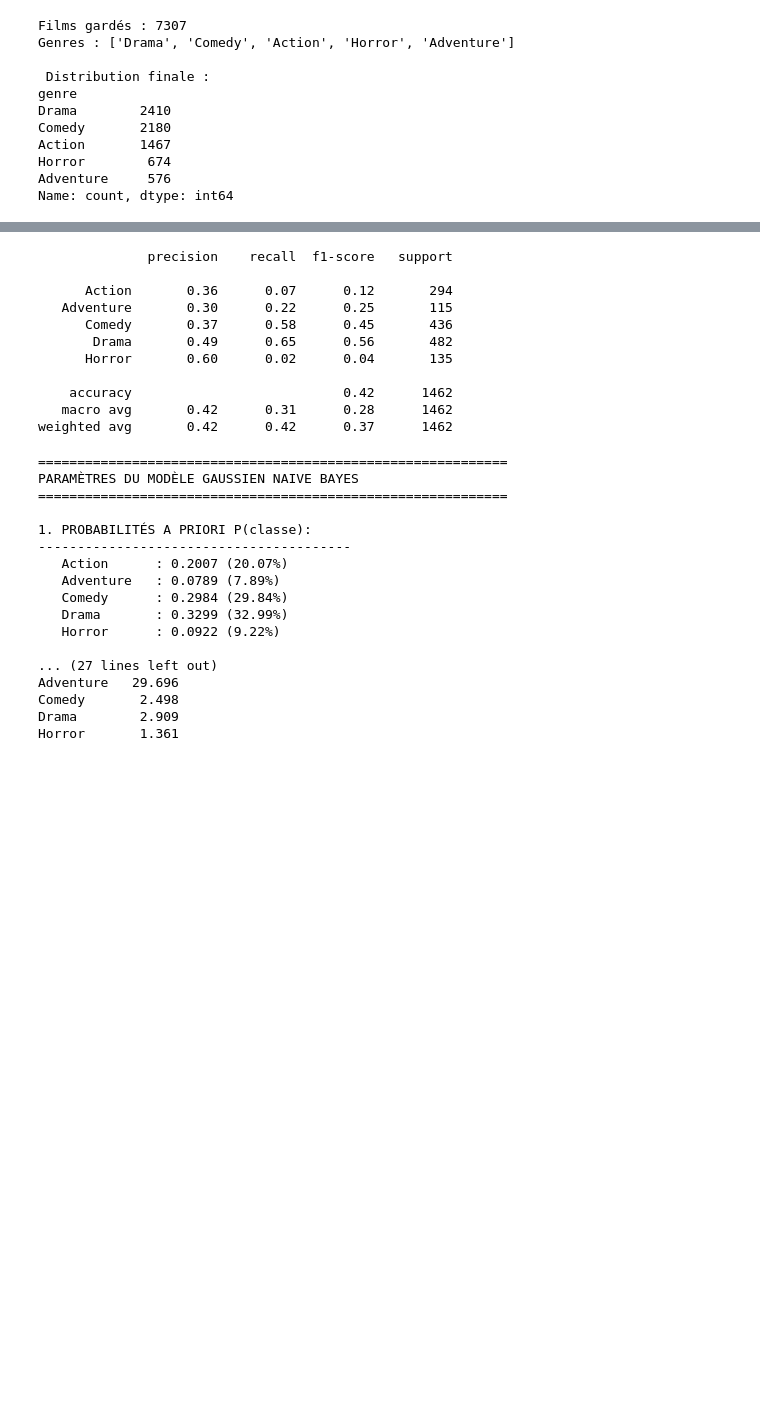
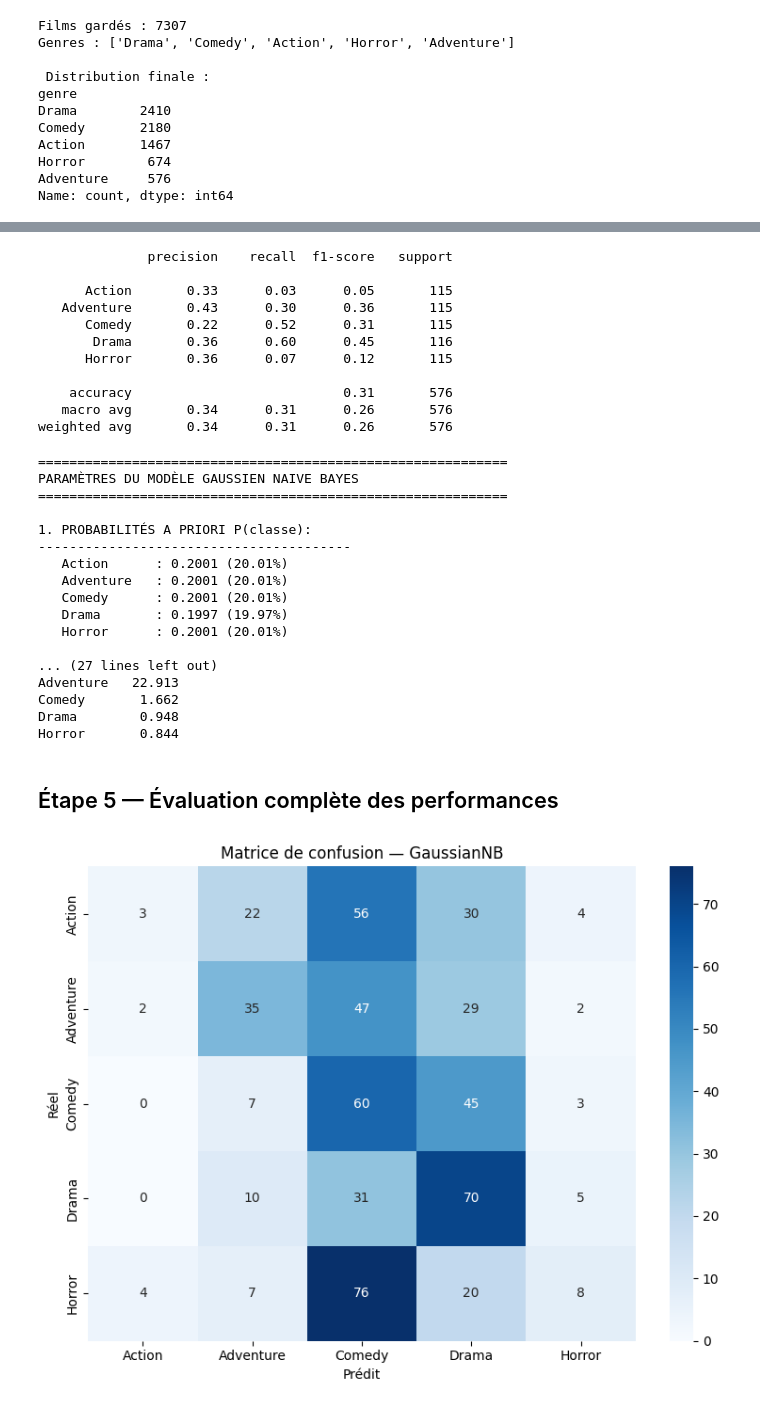
Before and after one commit to adam2504/movie-genre-prediction-naive-bayes, a Jupyter notebook: main.ipynb, the cells around one changed output, grey strips where cells are left out. Drawn from its saved outputs; the diff is of its cells as text; code cells hidden in the pictures; blank space fills up the shorter version.

Commit message:
Rééquilibrage des données labels

```diff
--- a/main.ipynb
+++ b/main.ipynb
@@ -156,0 +165,14 @@ Name: count, dtype: int64
+# %%
+# Undersampling : on plafonne chaque classe au niveau de la plus petite (Adventure = 576)
+cap = df_final['genre'].value_counts().min()
+print(f"Cap par classe : {cap}")
+
+df_balanced = (
+    df_final
+    .groupby('genre', group_keys=False)
+    .sample(n=cap, random_state=42)
+)
+
+print("\nDistribution après rééquilibrage :")
+print(df_balanced['genre'].value_counts())
+print(f"\nTotal : {len(df_balanced)} films")
@@ -157,12 +192,12 @@ Name: count, dtype: int64
 # %%
-X = df_final[features]
-y = df_final['genre']
+X = df_balanced[features]
+y = df_balanced['genre']
 # %%
 # 1. Train/test split stratifié
 X_train, X_test, y_train, y_test = train_test_split(
     X, y,
     test_size=0.2,
-    stratify=y,      # ← Important pour le déséquilibre
+    stratify=y,
     random_state=42
 )
 
@@ -173,28 +208,26 @@ X_test_scaled = scaler.transform(X_test)
 
 # 3. Entraînement
 from sklearn.naive_bayes import GaussianNB
+from sklearn.metrics import classification_report
 model = GaussianNB()
 model.fit(X_train_scaled, y_train)
 
 # 4. Évaluation
-from sklearn.metrics import classification_report, confusion_matrix
 y_pred = model.predict(X_test_scaled)
 print(classification_report(y_test, y_pred))
 # %% [output]
               precision    recall  f1-score   support
 
-      Action       0.36      0.07      0.12       294
-   Adventure       0.30      0.22      0.25       115
-      Comedy       0.37      0.58      0.45       436
-       Drama       0.49      0.65      0.56       482
-      Horror       0.60      0.02      0.04       135
+      Action       0.33      0.03      0.05       115
+   Adventure       0.43      0.30      0.36       115
+      Comedy       0.22      0.52      0.31       115
+       Drama       0.36      0.60      0.45       116
+      Horror       0.36      0.07      0.12       115
 
-    accuracy                           0.42      1462
-   macro avg       0.42      0.31      0.28      1462
-weighted avg       0.42      0.42      0.37      1462
+    accuracy                           0.31       576
+   macro avg       0.34      0.31      0.26       576
+weighted avg       0.34      0.31      0.26       576
 # %%
-import matplotlib.pyplot as plt
-
 # Paramètres du modèle GaussianNB
 print("=" * 60)
 print("PARAMÈTRES DU MODÈLE GAUSSIEN NAIVE BAYES")
@@ -232,14 +265,29 @@ PARAMÈTRES DU MODÈLE GAUSSIEN NAIVE BAYES
 
 1. PROBABILITÉS A PRIORI P(classe):
 ----------------------------------------
-   Action      : 0.2007 (20.07%)
-   Adventure   : 0.0789 (7.89%)
-   Comedy      : 0.2984 (29.84%)
-   Drama       : 0.3299 (32.99%)
-   Horror      : 0.0922 (9.22%)
+   Action      : 0.2001 (20.01%)
+   Adventure   : 0.2001 (20.01%)
+   Comedy      : 0.2001 (20.01%)
+   Drama       : 0.1997 (19.97%)
+   Horror      : 0.2001 (20.01%)
 
 ... (27 lines left out)
-Adventure   29.696
-Comedy       2.498
-Drama        2.909
-Horror       1.361
+Adventure   22.913
+Comedy       1.662
+Drama        0.948
+Horror       0.844
+# %% [markdown]
+## Étape 5 — Évaluation complète des performances
+# %%
+cm = confusion_matrix(y_test, y_pred, labels=model.classes_)
+
+fig, ax = plt.subplots(figsize=(8, 6))
+sns.heatmap(cm, annot=True, fmt='d', cmap='Blues',
+            xticklabels=model.classes_, yticklabels=model.classes_, ax=ax)
+ax.set_xlabel("Prédit")
+ax.set_ylabel("Réel")
+ax.set_title("Matrice de confusion — GaussianNB")
+plt.tight_layout()
+plt.show()
+# %% [output]
+[figure, added]
```
Also changed, not shown: parts of 6 cells of this notebook, 1 other file.
